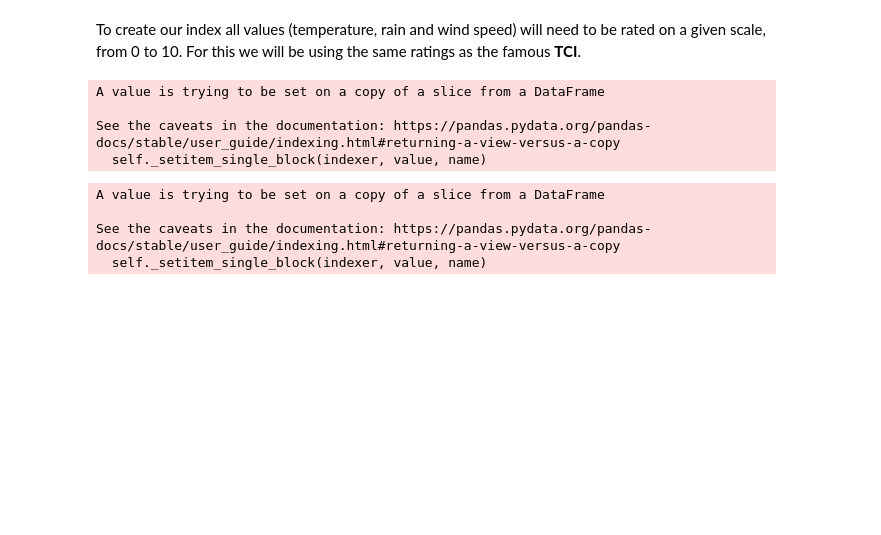
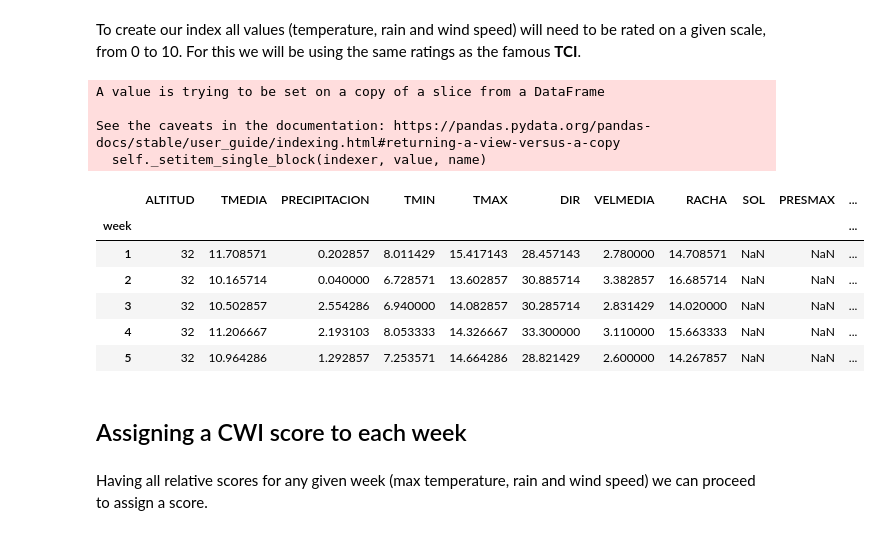
Before and after one commit to on2wheels-es/data, a Jupyter notebook: 7. Creating a climate index API.ipynb, the cells around one changed output. Drawn from its saved outputs; the diff is of its cells as text; code cells hidden in the pictures; blank space fills up the shorter version.

Commit message:
Successfully assigned CWI to each week.

```diff
--- a/7. Creating a climate index API.ipynb
+++ b/7. Creating a climate index API.ipynb
@@ -263,35 +269,59 @@ See the caveats in the documentation: https://pandas.pydata.org/pandas-docs/stab
 df_mean['rain'] = None
 
 for i in range(len(df_mean)):
-    if df_mean['PRECIPITACION'].iloc[i] >= 25:
+    if df_mean['PRECIPITACION'].iloc[i] >= 40:
+        df_mean['rain'].iloc[i] = -2
+    elif df_mean['PRECIPITACION'].iloc[i] >= 25:
         df_mean['rain'].iloc[i] = -1
     elif df_mean['PRECIPITACION'].iloc[i] > 12:
         df_mean['rain'].iloc[i] = 0
+    elif df_mean['PRECIPITACION'].iloc[i] > 10:
+        df_mean['rain'].iloc[i] = 1
     elif df_mean['PRECIPITACION'].iloc[i] > 9:
         df_mean['rain'].iloc[i] = 2
+    elif df_mean['PRECIPITACION'].iloc[i] > 8:
+        df_mean['rain'].iloc[i] = 3
+    elif df_mean['PRECIPITACION'].iloc[i] > 7:
+        df_mean['rain'].iloc[i] = 4
     elif df_mean['PRECIPITACION'].iloc[i] > 6:
         df_mean['rain'].iloc[i] = 5
+    elif df_mean['PRECIPITACION'].iloc[i] > 5:
+        df_mean['rain'].iloc[i] = 6
+    elif df_mean['PRECIPITACION'].iloc[i] > 4:
+        df_mean['rain'].iloc[i] = 7
     elif df_mean['PRECIPITACION'].iloc[i] > 3:
         df_mean['rain'].iloc[i] = 8
     elif df_mean['PRECIPITACION'].iloc[i] > 0:
         df_mean['rain'].iloc[i] = 9
     elif df_mean['PRECIPITACION'].iloc[i] == 0.0:
         df_mean['rain'].iloc[i] = 10
-# %% [output]
-A value is trying to be set on a copy of a slice from a DataFrame
-
-See the caveats in the documentation: https://pandas.pydata.org/pandas-docs/stable/user_guide/indexing.html#returning-a-view-versus-a-copy
-  self._setitem_single_block(indexer, value, name)
 # %%
 #Assigning wind values. Since our values are in m/s and we need Km/h, a conversion is needed.
 
-df_mean['VELMEDIA'] = df_mean['VELMEDIA']*3.6
 df_mean['wind'] = None
 
 for i in range(len(df_mean)):
-    if df_mean['VELMEDIA'].iloc[i] > 70:
+    if df_mean['VELMEDIA'].iloc[i]*3.6 > 70:
+        df_mean['wind'].iloc[i] = -10
+    elif df_mean['VELMEDIA'].iloc[i]*3.6 > 65:
+        df_mean['wind'].iloc[i] = -8
+    elif df_mean['VELMEDIA'].iloc[i]*3.6 > 60:
+        df_mean['wind'].iloc[i] = -6
+    elif df_mean['VELMEDIA'].iloc[i]*3.6 > 55:
         df_mean['wind'].iloc[i] = -4
-    elif df_mean['VELMEDIA'].iloc[i] > 50:
+    elif df_mean['VELMEDIA'].iloc[i]*3.6 > 50:
+        df_mean['wind'].iloc[i] = -2
+    elif df_mean['VELMEDIA'].iloc[i]*3.6 > 40:
         df_mean['wind'].iloc[i] = 0
-    elif df_mean['VELMEDIA'].iloc[i] > 50:
-        df_mean['wind'].iloc[i] = 0
+    elif df_mean['VELMEDIA'].iloc[i]*3.6 > 35:
+        df_mean['wind'].iloc[i] = 2
+    elif df_mean['VELMEDIA'].iloc[i]*3.6 > 30:
+        df_mean['wind'].iloc[i] = 6
+    elif df_mean['VELMEDIA'].iloc[i]*3.6 > 25:
+        df_mean['wind'].iloc[i] = 7
+    elif df_mean['VELMEDIA'].iloc[i]*3.6 > 20:
+        df_mean['wind'].iloc[i] = 8
+    elif df_mean['VELMEDIA'].iloc[i]*3.6 > 10:
+        df_mean['wind'].iloc[i] = 9
+    elif df_mean['VELMEDIA'].iloc[i]*3.6 < 10:
+        df_mean['wind'].iloc[i] = 10
@@ -299,0 +328,14 @@ for i in range(len(df_mean)):
+# %%
+df_mean.head()
+# %% [output]
+|  | ALTITUD | TMEDIA | PRECIPITACION | TMIN | TMAX | DIR | VELMEDIA | RACHA | SOL | PRESMAX | ... |
+| week |  |  |  |  |  |  |  |  |  |  | ... |
+| 1 | 32 | 11.708571 | 0.202857 | 8.011429 | 15.417143 | 28.457143 | 2.780000 | 14.708571 | NaN | NaN | ... |
+| 2 | 32 | 10.165714 | 0.040000 | 6.728571 | 13.602857 | 30.885714 | 3.382857 | 16.685714 | NaN | NaN | ... |
+| 3 | 32 | 10.502857 | 2.554286 | 6.940000 | 14.082857 | 30.285714 | 2.831429 | 14.020000 | NaN | NaN | ... |
+| 4 | 32 | 11.206667 | 2.193103 | 8.053333 | 14.326667 | 33.300000 | 3.110000 | 15.663333 | NaN | NaN | ... |
+| 5 | 32 | 10.964286 | 1.292857 | 7.253571 | 14.664286 | 28.821429 | 2.600000 | 14.267857 | NaN | NaN | ... |
+# %% [markdown]
+## Assigning a CWI score to each week
+# %% [markdown]
+Having all relative scores for any given week (max temperature, rain and wind speed) we can proceed to assign a score.
```
Also changed, not shown: parts of 11 cells of this notebook.
